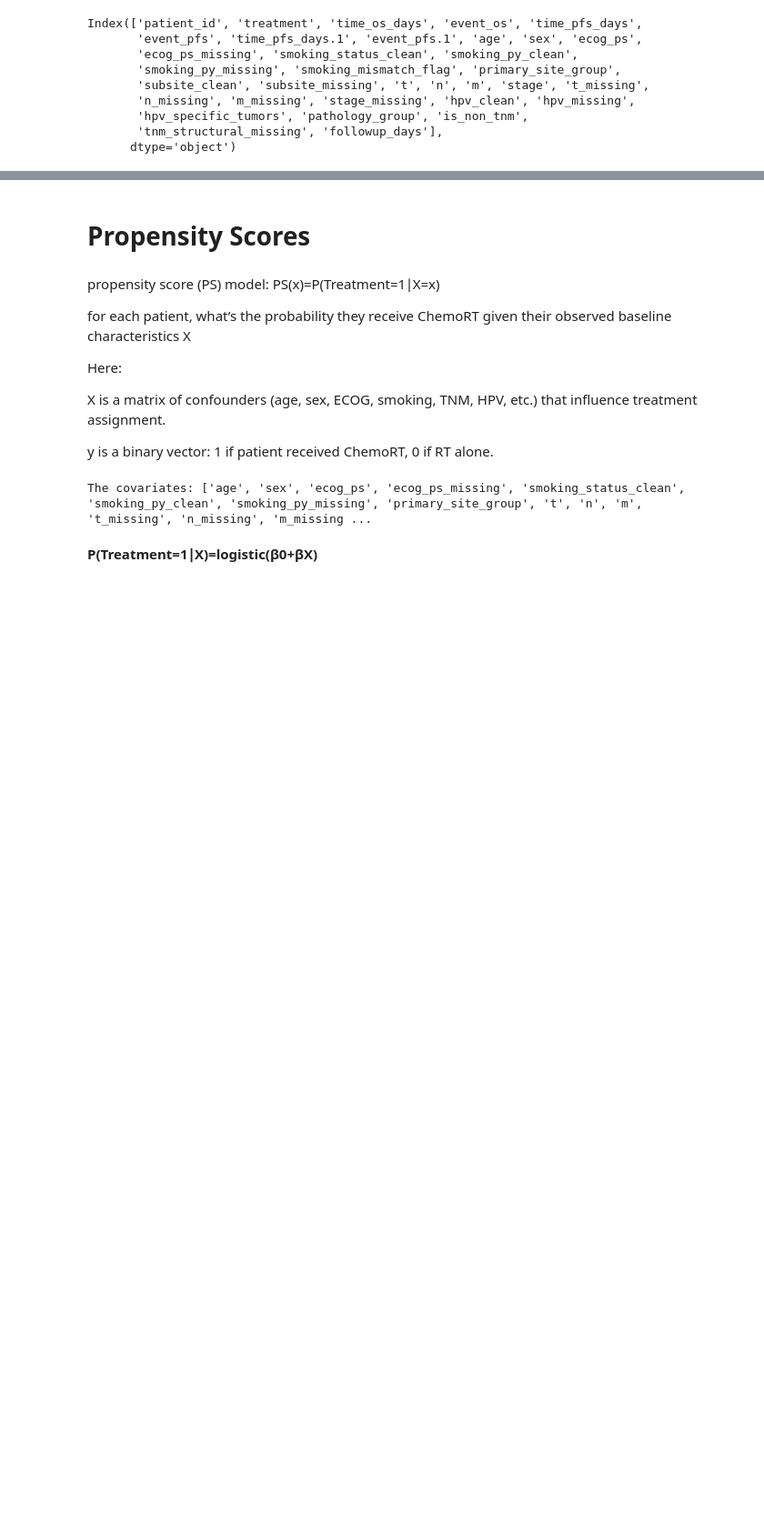
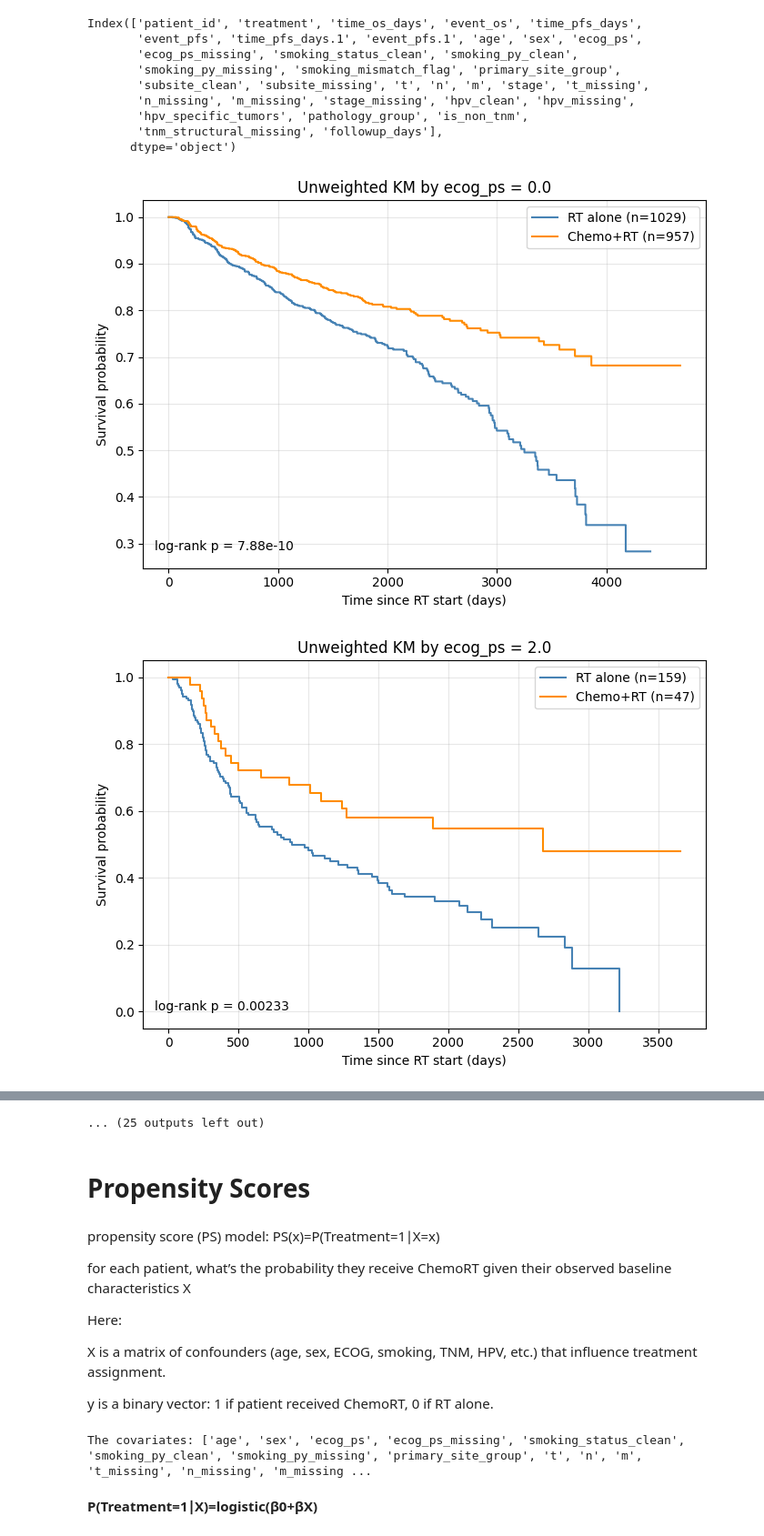
Before and after one commit to Doclikam/CausalMachineLearning-CRC-Drug-ResponsePrediction, a Jupyter notebook: Casual_Modelling.ipynb, the cells around one changed output, grey strips where cells are left out. Shown at 91% size. Saved outputs shown, nothing was run; the diff lists cells and outputs as text; code cells hidden in the pictures; blank space fills up the shorter version.

```diff
--- a/Casual_Modelling.ipynb
+++ b/Casual_Modelling.ipynb
@@ -49,3 +56,77 @@ Index(['patient_id', 'treatment', 'time_os_days', 'event_os', 'time_pfs_days',
        'hpv_specific_tumors', 'pathology_group', 'is_non_tnm',
        'tnm_structural_missing', 'followup_days'],
       dtype='object')
+# %%
+# Working copy (unweighted)
+df_unw = rad_analysis.copy()
+
+# Create simple age groups (adjust bins if you prefer)
+if 'age' in df_unw.columns:
+    bins = [0, 50, 65, 120]                # <50, 50-65, >65
+    labels = ['<50', '50-65', '>65']
+    df_unw['age_group'] = pd.cut(df_unw['age'], bins=bins, labels=labels, right=False)
+
+# Basic KM plotting function for unweighted data
+def plot_unweighted_km_by_group(df, group_col, title_prefix="Unweighted KM by"):
+    """Plot unweighted Kaplan–Meier curves stratified by treatment within each level of group_col."""
+    if group_col not in df.columns:
+        print(f"Column {group_col} not found — skipping.")
+        return
+
+    levels = df[group_col].dropna().unique()
+    levels = sorted(levels, key=lambda x: (str(x)))  # stable order
+
+    for lvl in levels:
+        subset = df[df[group_col] == lvl]
+        if subset.empty:
+            continue
+
+        # require at least 5 patients per treatment to plot
+        counts = subset['treatment'].value_counts()
+        if counts.min() if counts.size>1 else 0 < 5:
+            print(f"Skipping {group_col}={lvl} (too few patients in one treatment arm).")
+            continue
+
+        T = subset['time_os_days']
+        E = subset['event_os']
+        A = subset['treatment']
+
+        km0 = KaplanMeierFitter(label=f"RT alone — {group_col}={lvl}")
+        km1 = KaplanMeierFitter(label=f"Chemo+RT — {group_col}={lvl}")
+
+        plt.figure(figsize=(7,5))
+        km0.fit(T[A==0], event_observed=E[A==0])
+        km1.fit(T[A==1], event_observed=E[A==1])
+
+        ax = km0.plot(ci_show=True, color='steelblue')
+        km1.plot(ci_show=True, color='darkorange', ax=ax)
+
+        plt.title(f"{title_prefix} {group_col} = {lvl}")
+        plt.xlabel("Time since RT start (days)")
+        plt.ylabel("Survival probability")
+        plt.grid(alpha=0.3)
+        plt.tight_layout()
+
+        # Optional: unweighted log-rank test between treatment groups in this subgroup
+        try:
+            lr = logrank_test(T[A==0], T[A==1], event_observed_A=E[A==0], event_observed_B=E[A==1])
+            pval = lr.p_value
+            plt.annotate(f"log-rank p = {pval:.3g}", xy=(0.02, 0.03), xycoords='axes fraction')
+        except Exception:
+            pass
+
+        plt.show()
+
+
+# Columns to plot (unweighted)
+subgroup_columns = [
+    'ecog_ps', 'hpv_clean', 'age_group',
+    't', 'n', 'm', 'pathology_group'
+]
+
+for col in subgroup_columns:
+    if col in df_unw.columns:
+        plot_unweighted_km_by_group(df_unw, col, title_prefix="Unweighted KM by")
+# %% [output]
+[figure, added]
+[figure, added]
@@ -52,3 +143,4 @@ Index(['patient_id', 'treatment', 'time_os_days', 'event_os', 'time_pfs_days',
+... (25 outputs left out)
 # %% [markdown]
 # Propensity Scores
 # %% [markdown]
```
Also changed, not shown: parts of 28 cells of this notebook.
